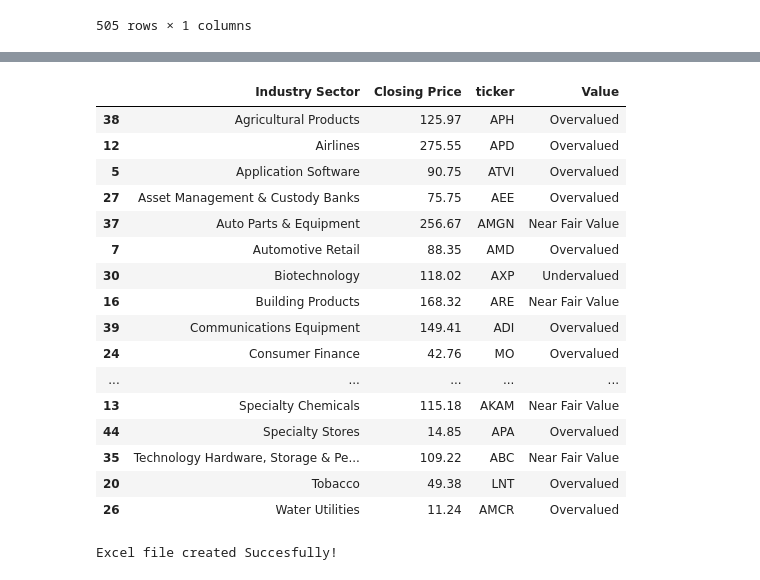
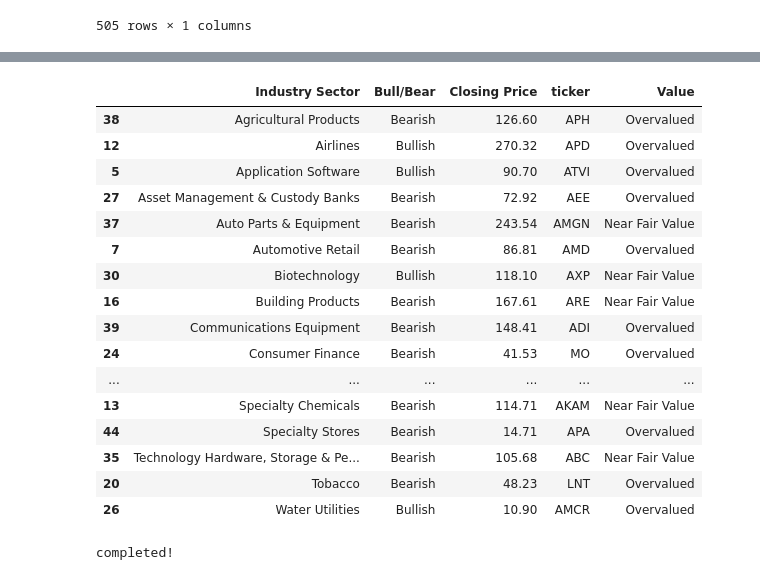
Before and after one commit to alx1056/SP500-Stock-Scrape, a Jupyter notebook: S&P500_Webscrape.ipynb, the cells around one changed output, grey strips where cells are left out. Drawn from its saved outputs; the diff is of its cells as text; code cells hidden in the pictures.

```diff
--- a/S&P500_Webscrape.ipynb
+++ b/S&P500_Webscrape.ipynb
@@ -103,16 +103,28 @@ tickerdf
 | 504 | ZTS |
 505 rows × 1 columns
 # %%
-#test run to show only first 50 stocks
 price_close = []
+bull_bear = []
 value = []
 
 for j in range(len(stock_symbol[1:50])):
     link = 'https://finance.yahoo.com/quote/'+stock_symbol["ticker"].iloc[j]+'?p='+stock_symbol["ticker"].iloc[j]
     #webbrowser.open(link)
+    #print(j)
     page = requests.get(link)
     html_soup = bs.BeautifulSoup(page.content, 'html.parser')
     price_close.append(html_soup.find('span', attrs = {'class' : 'Trsdu(0.3s) Fw(b) Fz(36px) Mb(-4px) D(ib)'}).text)
+    try:
+        y = (html_soup.find('div', attrs = {'class' : 'Fz(xs) Mb(4px)'}).text)
+        if 'Bearishpattern detected' in y:
+            bull_bear.append('Bearish')
+        elif 'Bullishpattern detected':
+            bull_bear.append('Bullish')
+        else:
+            bull_bear.append('N/A')
+    except AttributeError:
+        bull_bear.append('N/A')
+
     page = requests.get(link)
     html_soup = bs.BeautifulSoup(page.content, 'html.parser')
     #price_close.append(html_soup.find('span', attrs = {'class' : 'Trsdu(0.3s) Fw(b) Fz(36px) Mb(-4px) D(ib)'}).text)
@@ -132,7 +144,10 @@ for j in range(len(stock_symbol[1:50])):
 
 price_close = pd.DataFrame(price_close, columns=['Closing Price'])
 value = pd.DataFrame(value, columns=['Value'])
+bull_bear = pd.DataFrame(bull_bear, columns=['Bull/Bear'])
 
+print(bull_bear)
+print("\n")
 print(value)
 print("\n")
 print(price_close)
@@ -180,5 +195,5 @@ df
 # %%
-df_other =  pd.merge(df , value, left_index=True, right_index=True, sort = True)
-df_other
+df_2 =  pd.merge(df , value, left_index=True, right_index=True, sort = True)
+df_2
 # %% [output]
 |  | Closing Price | ticker | Value |
@@ -200,0 +216,3 @@ df_other
+# %%
+df_3 = pd.merge(bull_bear , df_2, left_index=True, right_index=True, sort = True)
+df_3
@@ -201,31 +237,34 @@ df_other
 # %%
-df_final = pd.merge(ind , df_other, left_index=True, right_index=True, sort = True)
+df_final = pd.merge(ind , df_3, left_index=True, right_index=True, sort = True)
 df_final.sort_values(by=['Industry Sector'], ascending=True)
 # %% [output]
-|  | Industry Sector | Closing Price | ticker | Value |
-| 38 | Agricultural Products | 125.97 | APH | Overvalued |
-| 12 | Airlines | 275.55 | APD | Overvalued |
-| 5 | Application Software | 90.75 | ATVI | Overvalued |
-| 27 | Asset Management & Custody Banks | 75.75 | AEE | Overvalued |
-| 37 | Auto Parts & Equipment | 256.67 | AMGN | Near Fair Value |
-| 7 | Automotive Retail | 88.35 | AMD | Overvalued |
-| 30 | Biotechnology | 118.02 | AXP | Undervalued |
-| 16 | Building Products | 168.32 | ARE | Near Fair Value |
-| 39 | Communications Equipment | 149.41 | ADI | Overvalued |
-| 24 | Consumer Finance | 42.76 | MO | Overvalued |
-| ... | ... | ... | ... | ... |
-| 13 | Specialty Chemicals | 115.18 | AKAM | Near Fair Value |
-| 44 | Specialty Stores | 14.85 | APA | Overvalued |
-| 35 | Technology Hardware, Storage & Pe... | 109.22 | ABC | Near Fair Value |
-| 20 | Tobacco | 49.38 | LNT | Overvalued |
-| 26 | Water Utilities | 11.24 | AMCR | Overvalued |
+|  | Industry Sector | Bull/Bear | Closing Price | ticker | Value |
+| 38 | Agricultural Products | Bearish | 126.60 | APH | Overvalued |
+| 12 | Airlines | Bullish | 270.32 | APD | Overvalued |
+| 5 | Application Software | Bullish | 90.70 | ATVI | Overvalued |
+| 27 | Asset Management & Custody Banks | Bearish | 72.92 | AEE | Overvalued |
+| 37 | Auto Parts & Equipment | Bearish | 243.54 | AMGN | Near Fair Value |
+| 7 | Automotive Retail | Bearish | 86.81 | AMD | Overvalued |
+| 30 | Biotechnology | Bullish | 118.10 | AXP | Near Fair Value |
+| 16 | Building Products | Bearish | 167.61 | ARE | Near Fair Value |
+| 39 | Communications Equipment | Bearish | 148.41 | ADI | Overvalued |
+| 24 | Consumer Finance | Bearish | 41.53 | MO | Overvalued |
+| ... | ... | ... | ... | ... | ... |
+| 13 | Specialty Chemicals | Bearish | 114.71 | AKAM | Near Fair Value |
+| 44 | Specialty Stores | Bearish | 14.71 | APA | Overvalued |
+| 35 | Technology Hardware, Storage & Pe... | Bearish | 105.68 | ABC | Near Fair Value |
+| 20 | Tobacco | Bearish | 48.23 | LNT | Overvalued |
+| 26 | Water Utilities | Bullish | 10.90 | AMCR | Overvalued |
 # %%
 import datetime
 x = datetime.datetime.now()
 name = x.strftime("%a_%d_%y_") + "S&P500"
 
 #saves onto excel file
-df_final.to_excel("Portfolio.xlsx", sheet_name=name, index=False)
-print("Excel file created Succesfully!")
+try:
+  df_final.to_excel("Portfolio.xlsx", sheet_name=name, index=False)
+  print("completed!")
+except:
+  print("Not able to save workbook")
 # %% [output]
-Excel file created Succesfully!
+completed!
```
Also changed, not shown: parts of 4 cells of this notebook.
